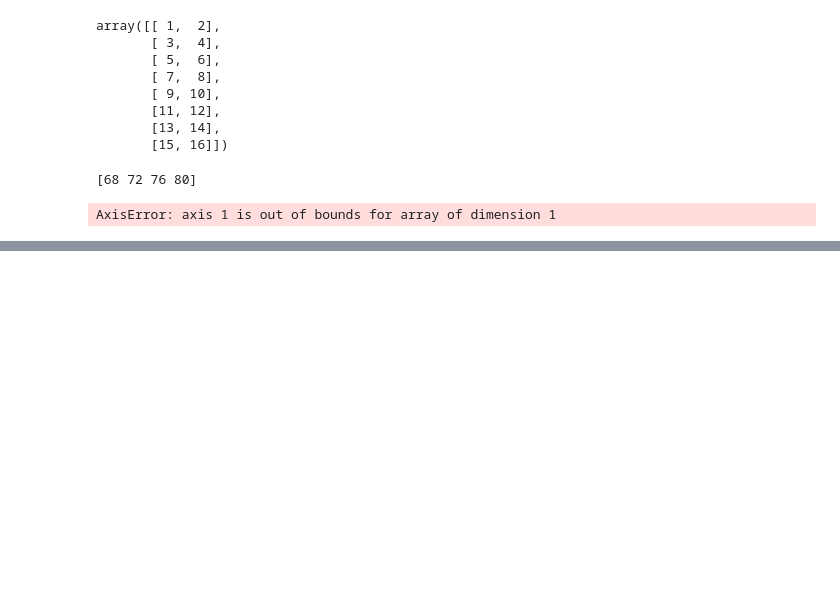
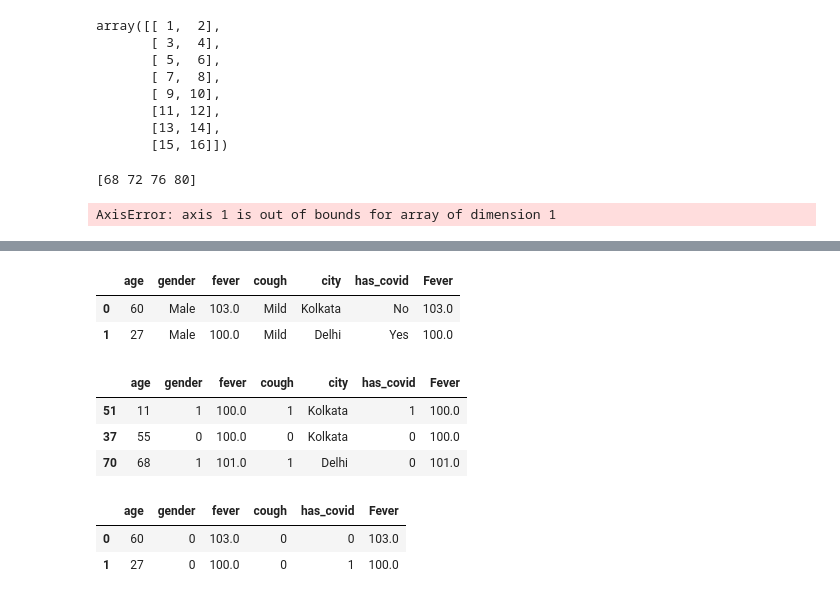
Before and after one commit to krishkumawat0416-debug/PYTHON, a Jupyter notebook: PANDAS.ipynb, the cells around one changed output, grey strips where cells are left out. Saved outputs shown, nothing was run; the diff lists cells and outputs as text; code cells hidden in the pictures; blank space fills up the shorter version.

```diff
--- a/PANDAS.ipynb
+++ b/PANDAS.ipynb
@@ -224,0 +239,2 @@ AxisError: axis 1 is out of bounds for array of dimension 1
+# %%
+df['fever'] = df['fever'].fillna(df['fever'].mean())
@@ -224,0 +253,2 @@ AxisError: axis 1 is out of bounds for array of dimension 1
+# %%
+df.iloc[5:10, [0,2]] = 55
@@ -224,0 +265,18 @@ AxisError: axis 1 is out of bounds for array of dimension 1
+# %%
+df.head(2)
+# %% [output]
+|  | age | gender | fever | cough | city | has_covid | Fever |
+| 0 | 60 | Male | 103.0 | Mild | Kolkata | No | 103.0 |
+| 1 | 27 | Male | 100.0 | Mild | Delhi | Yes | 100.0 |
+# %%
+df['gender'] = df['gender'].map({'Male':0, 'Female':1})
+df['cough'] = df['cough'].map({'Mild':0, 'Strong':1})
+# %%
+df['has_covid'] = df['has_covid'].map({'Yes':1 , 'No':0})
+# %%
+df.sample(3)
+# %% [output]
+|  | age | gender | fever | cough | city | has_covid | Fever |
+| 51 | 11 | 1 | 100.0 | 1 | Kolkata | 1 | 100.0 |
+| 37 | 55 | 0 | 100.0 | 0 | Kolkata | 0 | 100.0 |
+| 70 | 68 | 1 | 101.0 | 1 | Delhi | 0 | 101.0 |
@@ -224,0 +289,6 @@ AxisError: axis 1 is out of bounds for array of dimension 1
+# %%
+df.head(2)
+# %% [output]
+|  | age | gender | fever | cough | has_covid | Fever |
+| 0 | 60 | 0 | 103.0 | 0 | 0 | 103.0 |
+| 1 | 27 | 0 | 100.0 | 0 | 1 | 100.0 |
```
Also changed, not shown: parts of 27 cells of this notebook.
